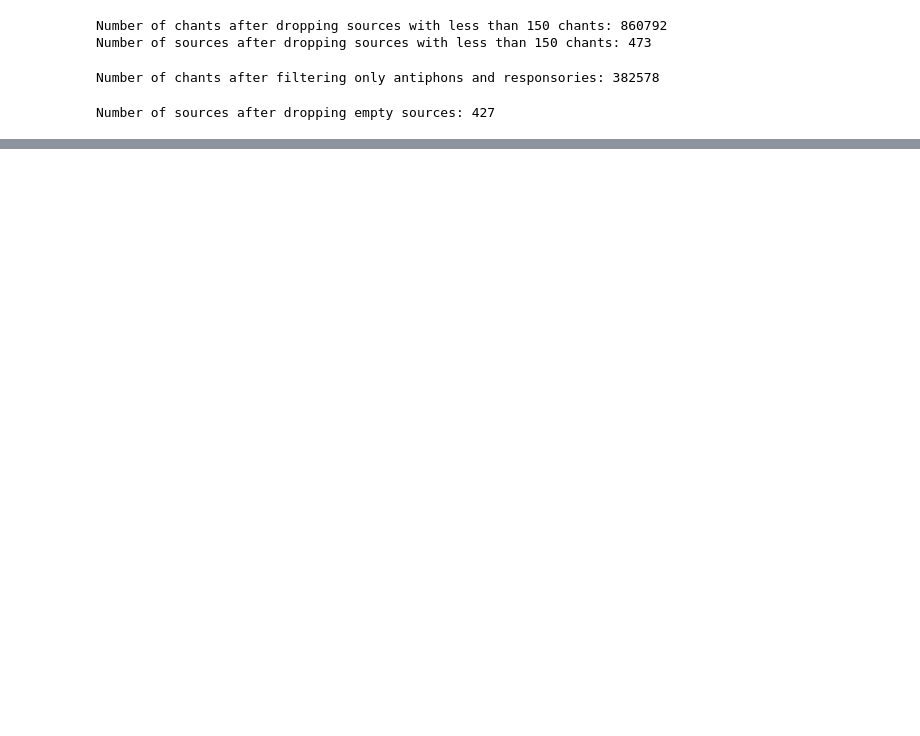
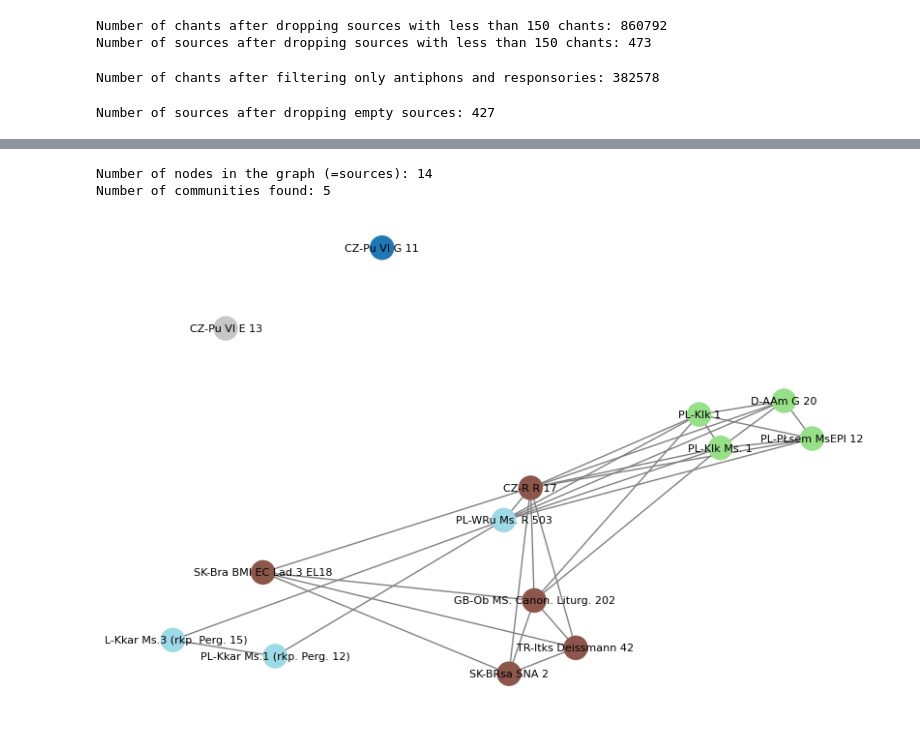
Before and after one commit to dact-chant/PyCantus, a Jupyter notebook: tutorials/03_repertoire_traditions.ipynb, the cells around one changed output, grey strips where cells are left out. Cells and saved outputs as stored; diff of their text form; code cells hidden in the pictures; blank space fills up the shorter version.

```diff
--- a/tutorials/03_repertoire_traditions.ipynb
+++ b/tutorials/03_repertoire_traditions.ipynb
@@ -68,0 +249,42 @@ from networkx import louvain_communities
+# %%
+# Prepare edges and nodes for the graph
+adalbert_nodes_id = [source.siglum for source in adalbert_cantuscorpus.sources]
+
+adalbert_jaccard_distance_pairs = get_corpus_jaccard_distance(adalbert_cantuscorpus)
+adalbert_edges_id = [(i, j, {'weight': weight}) for (i, j), weight in adalbert_jaccard_distance_pairs.items() if weight > 0.0 and i != j]
+# %%
+# Construct graph
+graph_adalbert = nx.Graph()
+graph_adalbert.add_nodes_from(adalbert_nodes_id)
+graph_adalbert.add_edges_from(adalbert_edges_id)
+# Search for communities
+adalbert_comms = nx.community.louvain_communities(graph_adalbert, weight='weight', resolution=1.0, seed=42) # list of sets
+
+print(f'Number of nodes in the graph (=sources): {len(graph_adalbert.nodes)}')
+print(f'Number of communities found: {len(adalbert_comms)}')
+
+
+# Assign community index to each node
+node2comm = {}
+for comm_idx, comm_nodes in enumerate(adalbert_comms):
+    for node in comm_nodes:
+        node2comm[node] = comm_idx
+
+# Get colors for each node based on community
+node_colors = [node2comm[node] for node in graph_adalbert.nodes()]
+
+# Draw graph
+pos = nx.spring_layout(graph_adalbert, k=0.5, iterations=50, seed=42)
+plt.figure(figsize=(8, 5))
+nx.draw(
+    graph_adalbert, pos,
+    with_labels=True, font_size=8,
+    node_color=node_colors, cmap=plt.cm.tab20,  # tab20 gives up to 20 distinct colors
+    node_size=300, edge_color="gray"
+)
+
+plt.show()
+# %% [output]
+Number of nodes in the graph (=sources): 14
+Number of communities found: 5
+[figure, added]
```
Also changed, not shown: parts of 48 cells of this notebook.
